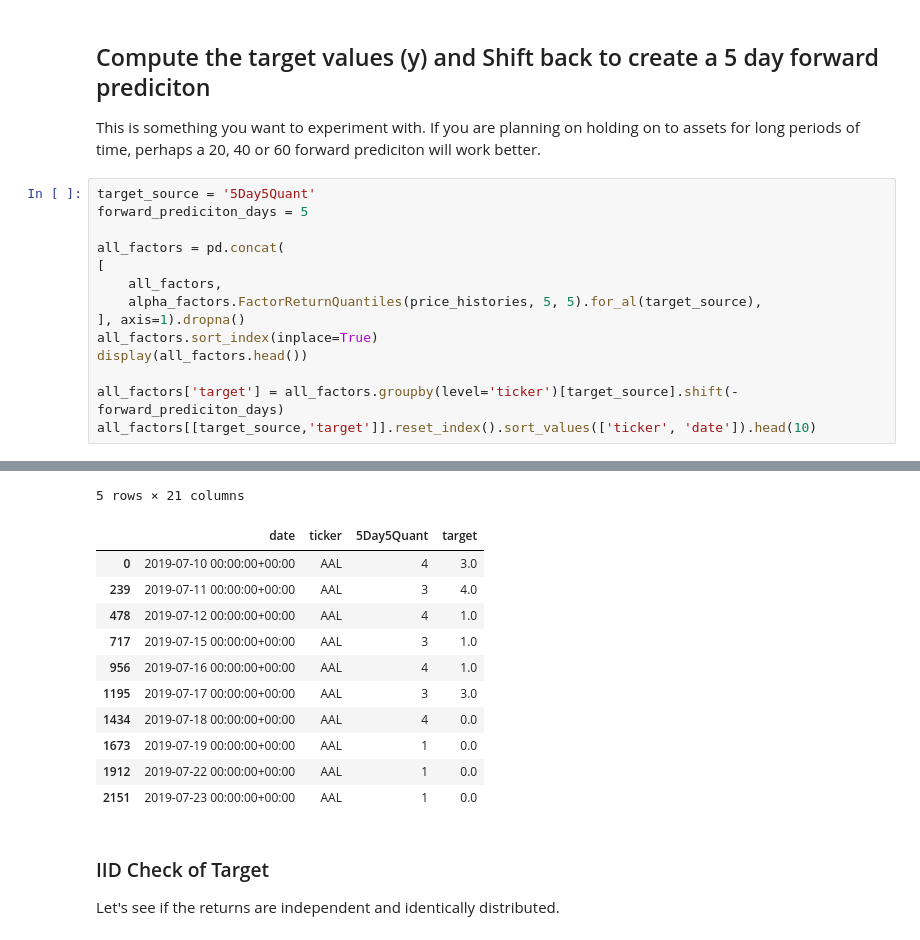
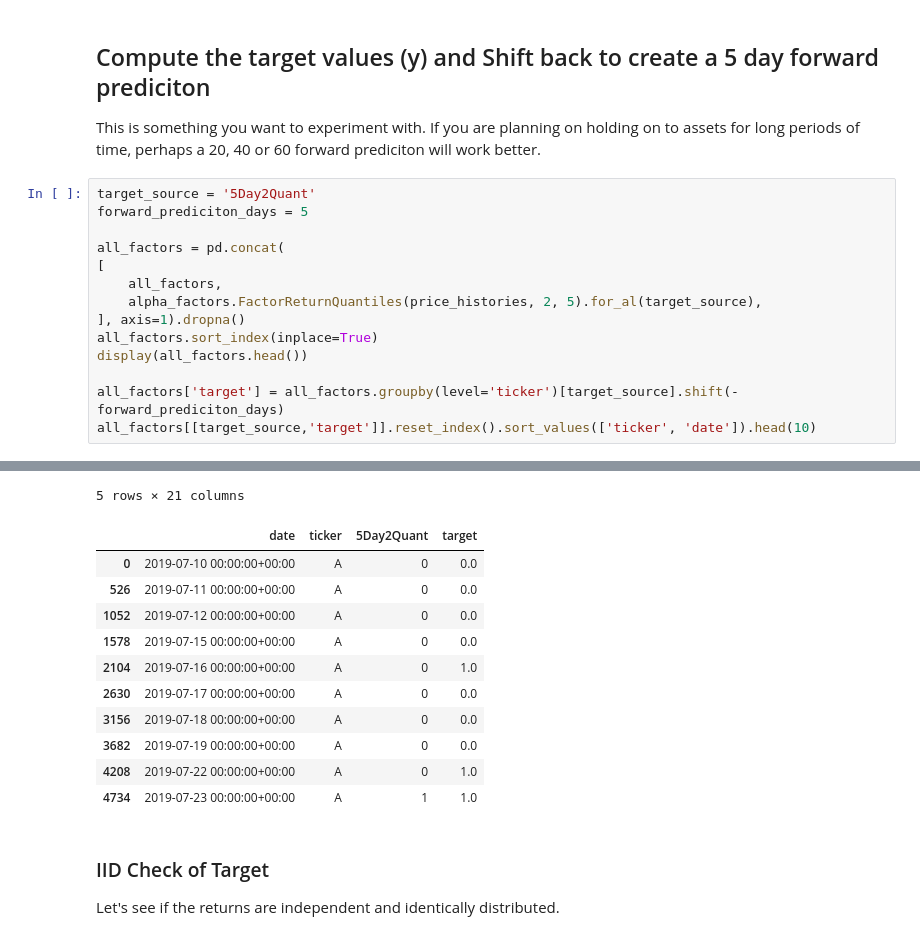
Before and after one commit to nmaiorana/svi-trading-tools, a Jupyter notebook: analysis-20210703/stage_2b_ai_alpha.ipynb, the cells around one changed output, grey strips where cells are left out. Saved outputs shown, nothing was run; the diff lists cells and outputs as text.

```diff
--- a/analysis-20210703/stage_2b_ai_alpha.ipynb
+++ b/analysis-20210703/stage_2b_ai_alpha.ipynb
@@ -107,13 +107,13 @@ Stocks: ['AAL', 'AAPL', 'ABBV', 'ACN', 'ADI', 'ADP', 'ADSK', 'AEI', 'AEP', 'AFL'
 
 This is something you want to experiment with. If you are planning on holding on to assets for long periods of time, perhaps a 20, 40 or 60 forward prediciton will work better.
 # %%
-target_source = '5Day5Quant'
+target_source = '5Day2Quant'
 forward_prediciton_days = 5
 
 all_factors = pd.concat(
 [
     all_factors,
-    alpha_factors.FactorReturnQuantiles(price_histories, 5, 5).for_al(target_source),
+    alpha_factors.FactorReturnQuantiles(price_histories, 2, 5).for_al(target_source),
 ], axis=1).dropna()
 all_factors.sort_index(inplace=True)
 display(all_factors.head())
@@ -131,15 +131,15 @@ all_factors[[target_source,'target']].reset_index().sort_values(['ticker', 'date
 5 rows × 21 columns
-|  | date | ticker | 5Day5Quant | target |
-| 0 | 2019-07-10 00:00:00+00:00 | AAL | 4 | 3.0 |
-| 239 | 2019-07-11 00:00:00+00:00 | AAL | 3 | 4.0 |
-| 478 | 2019-07-12 00:00:00+00:00 | AAL | 4 | 1.0 |
-| 717 | 2019-07-15 00:00:00+00:00 | AAL | 3 | 1.0 |
-| 956 | 2019-07-16 00:00:00+00:00 | AAL | 4 | 1.0 |
-| 1195 | 2019-07-17 00:00:00+00:00 | AAL | 3 | 3.0 |
-| 1434 | 2019-07-18 00:00:00+00:00 | AAL | 4 | 0.0 |
-| 1673 | 2019-07-19 00:00:00+00:00 | AAL | 1 | 0.0 |
-| 1912 | 2019-07-22 00:00:00+00:00 | AAL | 1 | 0.0 |
-| 2151 | 2019-07-23 00:00:00+00:00 | AAL | 1 | 0.0 |
+|  | date | ticker | 5Day2Quant | target |
+| 0 | 2019-07-10 00:00:00+00:00 | A | 0 | 0.0 |
+| 526 | 2019-07-11 00:00:00+00:00 | A | 0 | 0.0 |
+| 1052 | 2019-07-12 00:00:00+00:00 | A | 0 | 0.0 |
+| 1578 | 2019-07-15 00:00:00+00:00 | A | 0 | 0.0 |
+| 2104 | 2019-07-16 00:00:00+00:00 | A | 0 | 1.0 |
+| 2630 | 2019-07-17 00:00:00+00:00 | A | 0 | 0.0 |
+| 3156 | 2019-07-18 00:00:00+00:00 | A | 0 | 0.0 |
+| 3682 | 2019-07-19 00:00:00+00:00 | A | 0 | 0.0 |
+| 4208 | 2019-07-22 00:00:00+00:00 | A | 0 | 1.0 |
+| 4734 | 2019-07-23 00:00:00+00:00 | A | 1 | 1.0 |
 # %% [markdown]
 ### IID Check of Target
 Let's see if the returns are independent and identically distributed.
```
Also changed, not shown: parts of 28 cells of this notebook, 4 other files.
